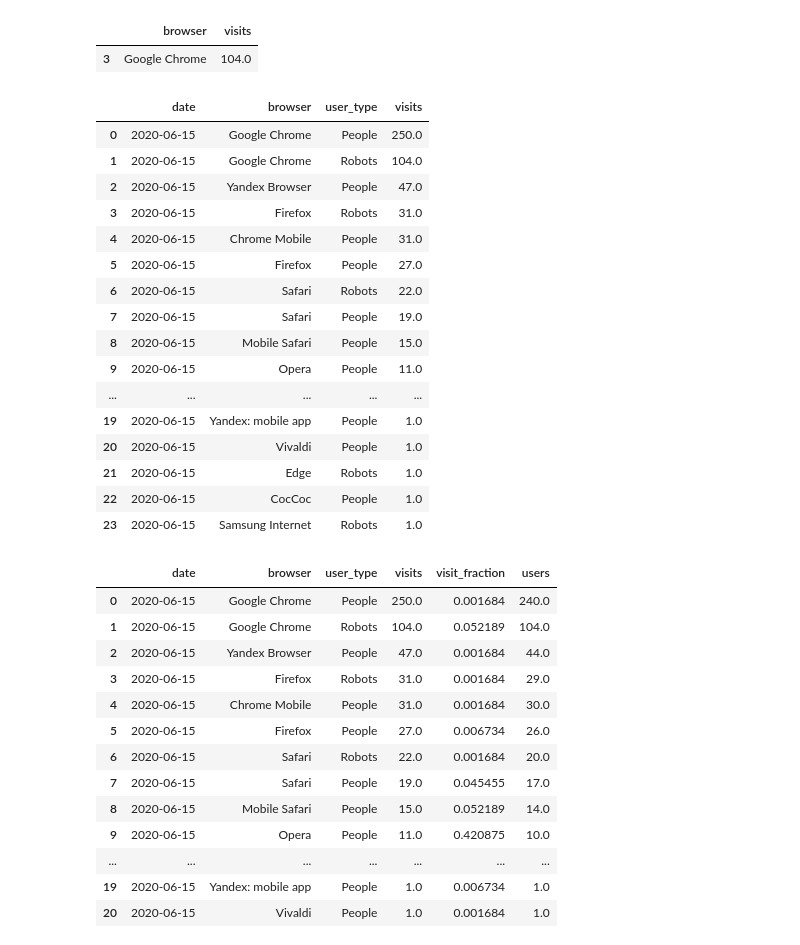
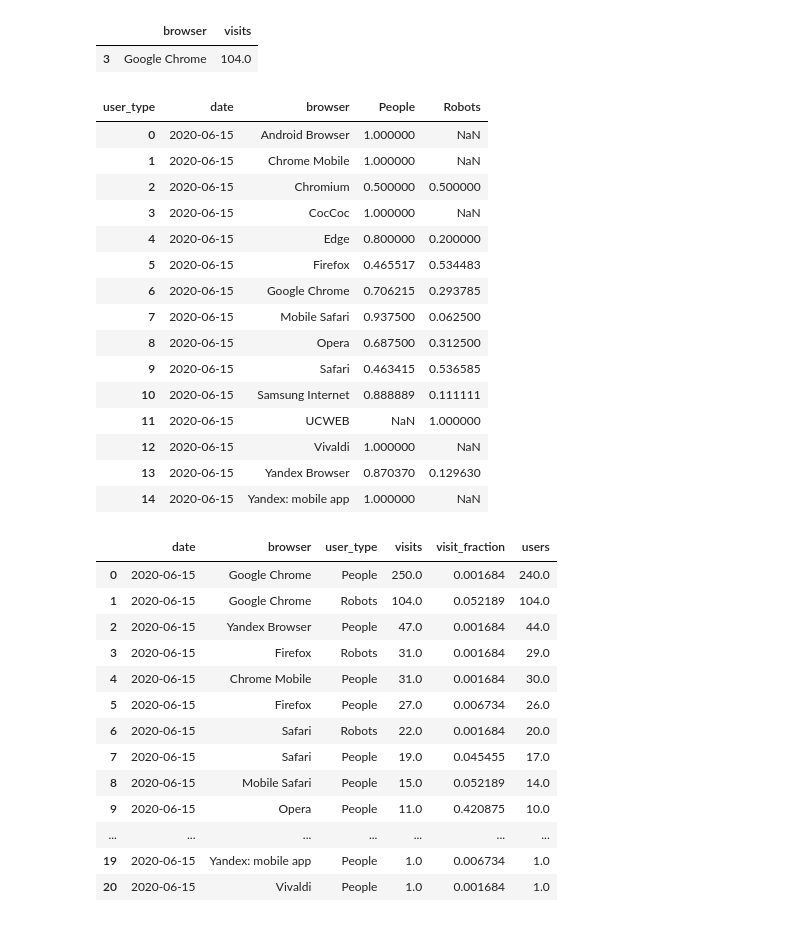
Before and after one commit to qeumo/study, a Jupyter notebook: karpov_DataAnalytic/practice_7.ipynb, the cells around one changed output. Drawn from its saved outputs; the diff is of its cells as text; code cells hidden in the pictures.

```diff
--- a/karpov_DataAnalytic/practice_7.ipynb
+++ b/karpov_DataAnalytic/practice_7.ipynb
@@ -62,29 +62,30 @@ ads_3[ads_3.user_type == "Robots"].groupby('browser', as_index=False).agg({'visi
 | 3 | Google Chrome | 104.0 |
 # %%
 ads_4 = pd.read_csv("E:\\.ML\\[Анатолий Карпов] [Stepic] Data Analytic Часть 1\\7\\Задания\\Минипроект\\step_4_lesson_7.csv", date_parser=['date'])
-visit_fraction = ads_4.groupby(['date','browser','user_type'], as_index=False)\
-                    .agg({'visits':'sum'}).visits / ads_4.visits.sum()
+visit_fraction = ads_4.groupby(['date','user_type','browser'], as_index=False)\
+                    .agg({'visits':'sum'}).sort_values(['date','user_type', 'visits']) #visits / ads_4.visits.sum()
-# %%
-#ads_4['visit_fraction'] = visit_fraction
-ads_4
-# %% [output]
-|  | date | browser | user_type | visits |
-| 0 | 2020-06-15 | Google Chrome | People | 250.0 |
-| 1 | 2020-06-15 | Google Chrome | Robots | 104.0 |
-| 2 | 2020-06-15 | Yandex Browser | People | 47.0 |
-| 3 | 2020-06-15 | Firefox | Robots | 31.0 |
-| 4 | 2020-06-15 | Chrome Mobile | People | 31.0 |
-| 5 | 2020-06-15 | Firefox | People | 27.0 |
-| 6 | 2020-06-15 | Safari | Robots | 22.0 |
-| 7 | 2020-06-15 | Safari | People | 19.0 |
-| 8 | 2020-06-15 | Mobile Safari | People | 15.0 |
-| 9 | 2020-06-15 | Opera | People | 11.0 |
-| ... | ... | ... | ... | ... |
-| 19 | 2020-06-15 | Yandex: mobile app | People | 1.0 |
-| 20 | 2020-06-15 | Vivaldi | People | 1.0 |
-| 21 | 2020-06-15 | Edge | Robots | 1.0 |
-| 22 | 2020-06-15 | CocCoc | People | 1.0 |
-| 23 | 2020-06-15 | Samsung Internet | Robots | 1.0 |
+# %%
+piv = visit_fraction.pivot_table(index=['date', 'browser'], columns='user_type', values='visits')
+
+date_browser_user_type_fractions = piv.div(piv.sum(axis=1), axis=0)
+date_browser_user_type_fractions.reset_index()
+# %% [output]
+| user_type | date | browser | People | Robots |
+| 0 | 2020-06-15 | Android Browser | 1.000000 | NaN |
+| 1 | 2020-06-15 | Chrome Mobile | 1.000000 | NaN |
+| 2 | 2020-06-15 | Chromium | 0.500000 | 0.500000 |
+| 3 | 2020-06-15 | CocCoc | 1.000000 | NaN |
+| 4 | 2020-06-15 | Edge | 0.800000 | 0.200000 |
+| 5 | 2020-06-15 | Firefox | 0.465517 | 0.534483 |
+| 6 | 2020-06-15 | Google Chrome | 0.706215 | 0.293785 |
+| 7 | 2020-06-15 | Mobile Safari | 0.937500 | 0.062500 |
+| 8 | 2020-06-15 | Opera | 0.687500 | 0.312500 |
+| 9 | 2020-06-15 | Safari | 0.463415 | 0.536585 |
+| 10 | 2020-06-15 | Samsung Internet | 0.888889 | 0.111111 |
+| 11 | 2020-06-15 | UCWEB | NaN | 1.000000 |
+| 12 | 2020-06-15 | Vivaldi | 1.000000 | NaN |
+| 13 | 2020-06-15 | Yandex Browser | 0.870370 | 0.129630 |
+| 14 | 2020-06-15 | Yandex: mobile app | 1.000000 | NaN |
 # %%
 from io import BytesIO
 import requests
```
